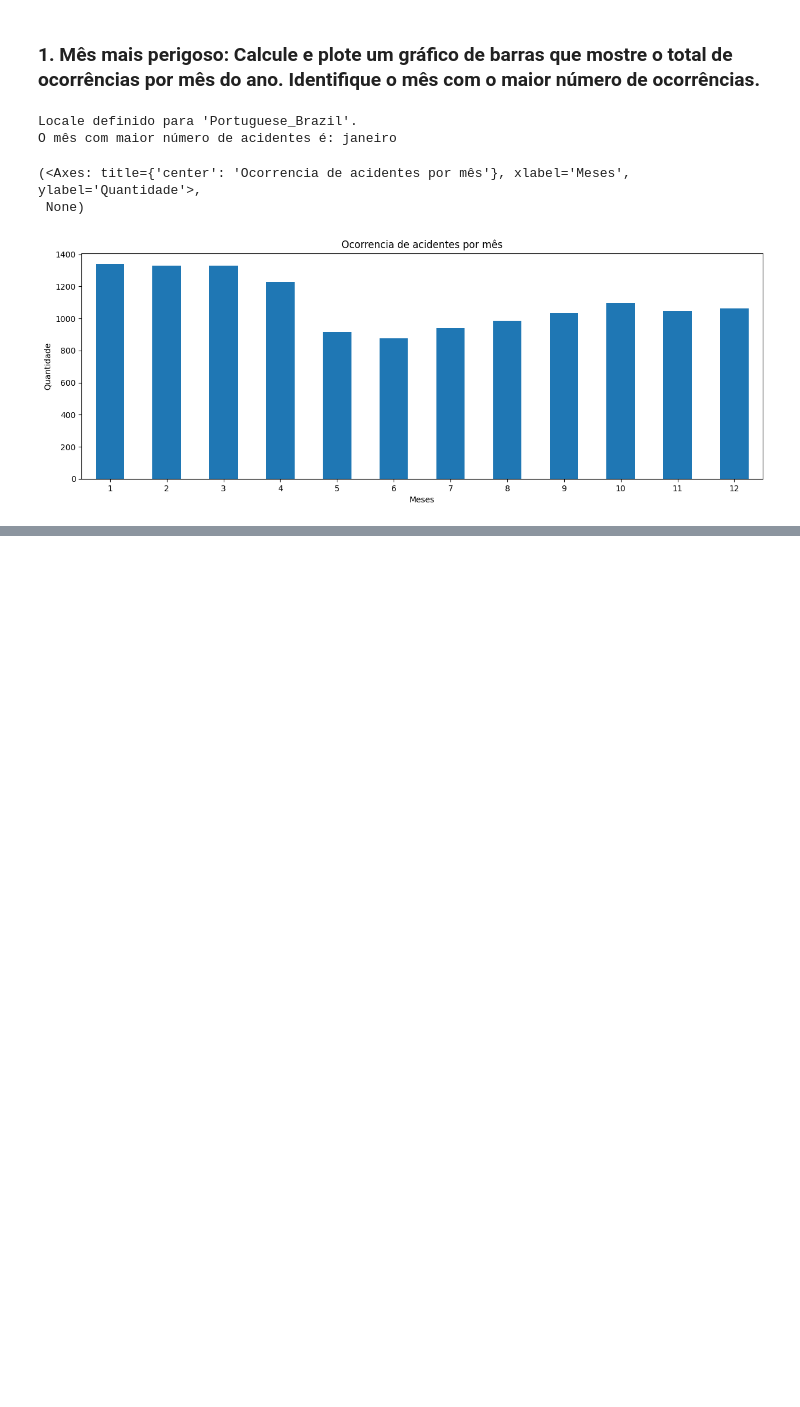
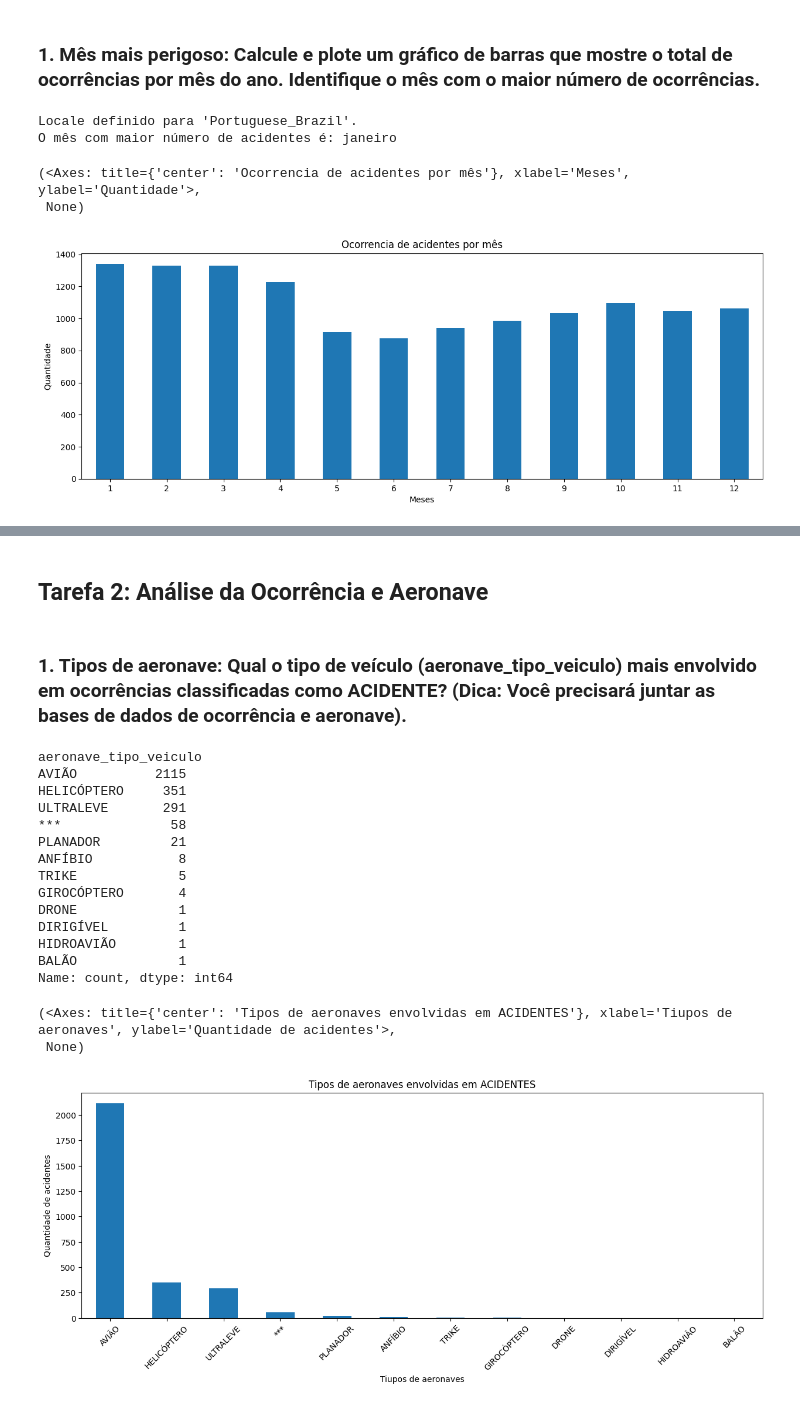
Before and after one commit to DosAnjos013/Analise_de_dados, a Jupyter notebook: Acidentes_Aereos/analise.ipynb, the cells around one changed output, grey strips where cells are left out. Cells and saved outputs as stored; diff of their text form; code cells hidden in the pictures; blank space fills up the shorter version.

```diff
--- a/Acidentes_Aereos/analise.ipynb
+++ b/Acidentes_Aereos/analise.ipynb
@@ -59,0 +87,31 @@ O mês com maior número de acidentes é: janeiro
+# %% [markdown]
+## Tarefa 2: Análise da Ocorrência e Aeronave
+# %% [markdown]
+### 1. Tipos de aeronave: Qual o tipo de veículo (aeronave_tipo_veiculo) mais envolvido em ocorrências classificadas como ACIDENTE? (Dica: Você precisará juntar as bases de dados de ocorrência e aeronave).
+# %%
+def aeronaves_acidentes():
+    combinado_df = ocorrencias_df.merge(aeronaves_df, on='codigo_ocorrencia2')
+    combinado_df = combinado_df[['ocorrencia_classificacao', 'aeronave_tipo_veiculo']]
+    combinado_df = combinado_df[combinado_df['ocorrencia_classificacao'] == 'ACIDENTE']
+    combinado_df = combinado_df['aeronave_tipo_veiculo'].value_counts()
+    return combinado_df.plot(figsize=[15, 5],kind='bar', title='Tipos de aeronaves envolvidas em ACIDENTES', xlabel='Tiupos de aeronaves', ylabel='Quantidade de acidentes', rot=45), display(combinado_df)
+
+aeronaves_acidentes()
+# %% [output]
+aeronave_tipo_veiculo
+AVIÃO          2115
+HELICÓPTERO     351
+ULTRALEVE       291
+***              58
+PLANADOR         21
+ANFÍBIO           8
+TRIKE             5
+GIROCÓPTERO       4
+DRONE             1
+DIRIGÍVEL         1
+HIDROAVIÃO        1
+BALÃO             1
+Name: count, dtype: int64
+(<Axes: title={'center': 'Tipos de aeronaves envolvidas em ACIDENTES'}, xlabel='Tiupos de aeronaves', ylabel='Quantidade de acidentes'>,
+ None)
+[figure, added]
```
Also changed, not shown: parts of 5 cells of this notebook, 1 other file.
